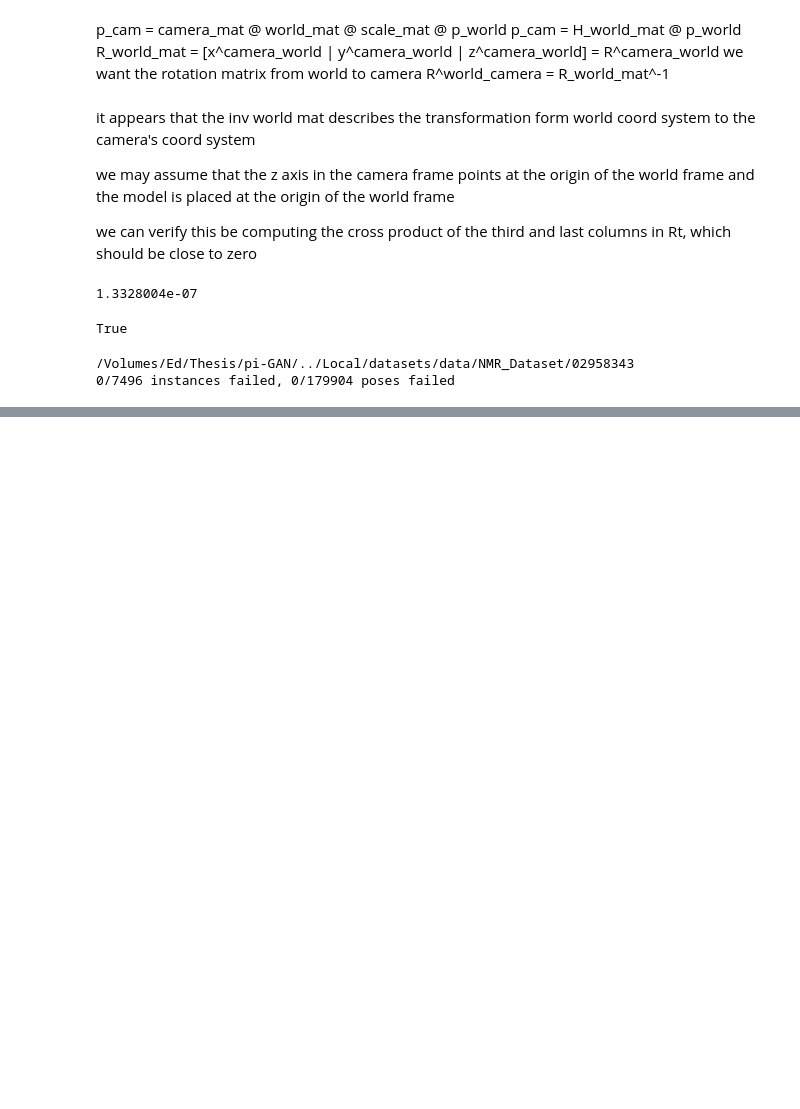
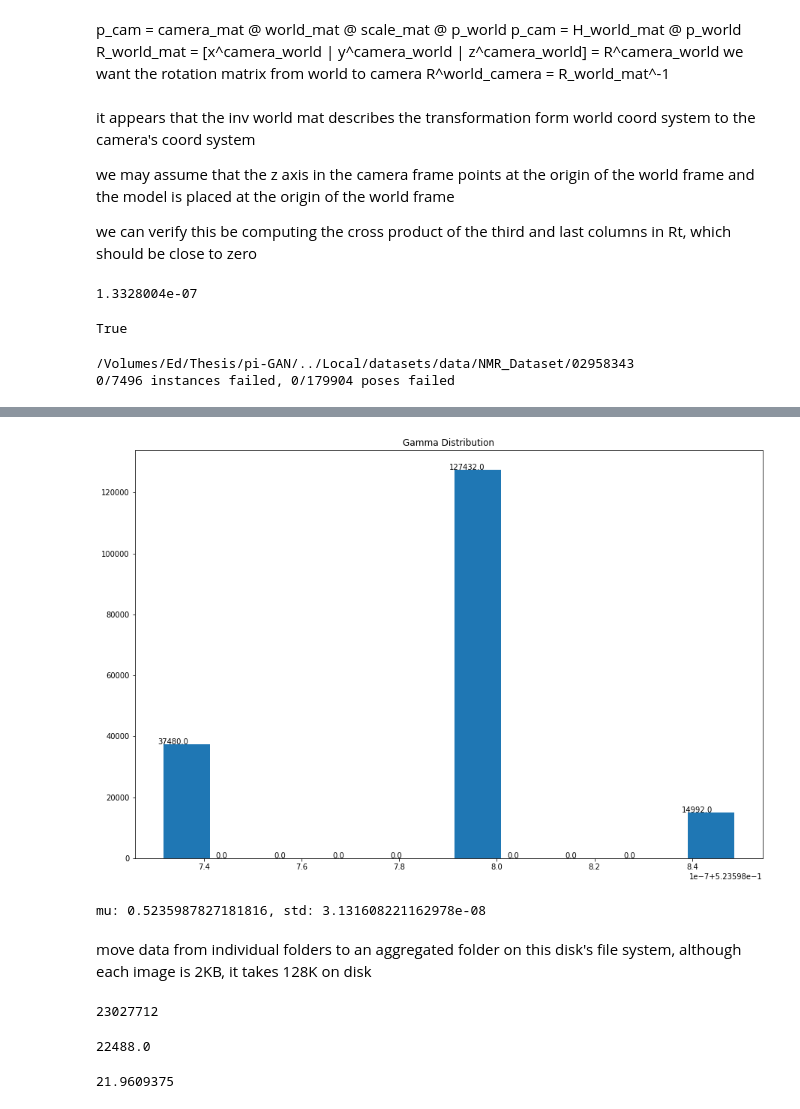
Before and after one commit to EdwardJTL/pi-GAN, a Jupyter notebook: ShapeNetProcessing.ipynb, the cells around one changed output, grey strips where cells are left out. Drawn from its saved outputs; the diff is of its cells as text; code cells hidden in the pictures; blank space fills up the shorter version.

Commit message:
Finish processing data

```diff
--- a/ShapeNetProcessing.ipynb
+++ b/ShapeNetProcessing.ipynb
@@ -178,0 +301,31 @@ print("{}/{} instances failed, {}/{} poses failed".format(failed_instances, tota
+# %%
+plt.figure(figsize=(15,10))
+num_bins = 10
+gamma_hist = plt.hist(gamma_total, bins=num_bins, rwidth=0.8)
+plt.title("Gamma Distribution")
+for i in range(num_bins):
+    plt.text(gamma_hist[1][i],gamma_hist[0][i],str(gamma_hist[0][i]))
+plt.show()
+# %% [output]
+[figure, added]
+# %%
+gamma_mu = np.mean(gamma_total)
+gamma_std = np.std(gamma_total)
+print("mu: {}, std: {}".format(gamma_mu, gamma_std))
+# %% [output]
+mu: 0.5235987827181816, std: 3.131608221162978e-08
+# %% [markdown]
+move data from individual folders to an aggregated folder
+on this disk's file system, although each image is 2KB, it takes 128K on disk
+# %%
+128 * 179904
+# %% [output]
+23027712
+# %%
+128 * 179904 / 1024
+# %% [output]
+22488.0
+# %%
+128 * 179904 / 1024**2
+# %% [output]
+21.9609375
```
Also changed, not shown: parts of 24 cells of this notebook.
